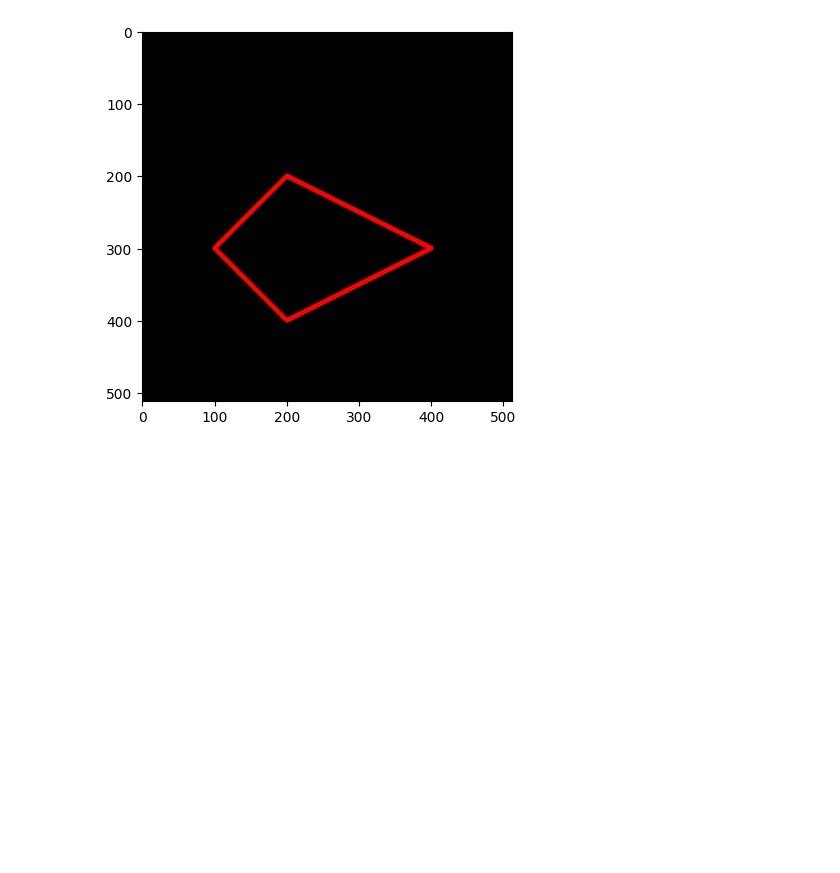
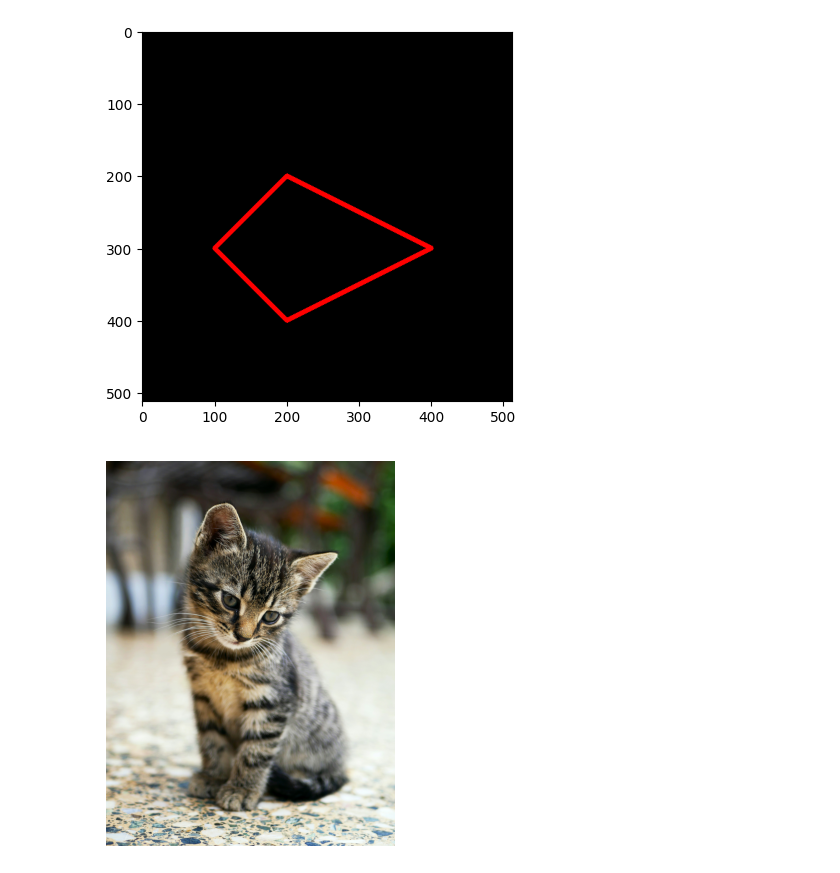
Before and after one commit to byhaqii/PVCK-2025, a Jupyter notebook: Week2.ipynb, the cells around one changed output. Saved outputs shown, nothing was run; the diff lists cells and outputs as text; code cells hidden in the pictures; blank space fills up the shorter version.

```diff
--- a/Week2.ipynb
+++ b/Week2.ipynb
@@ -116,3 +116,16 @@ plt.imshow(black_img2)
 # %% [output]
 <matplotlib.image.AxesImage at 0x...>
 [figure]
+# %%
+import cv2
+from matplotlib import pyplot as plt
+
+img = cv2.imread('/content/drive/MyDrive/PVCK/Images/kitten.jpg')
+img_rgb = cv2.cvtColor(img, cv2.COLOR_BGR2RGB)
+
+plt.figure(figsize=(10,5))
+plt.imshow(img_rgb)
+plt.axis('off')
+plt.show()
+# %% [output]
+[figure, added]
```
Also changed, not shown: parts of 6 cells of this notebook.
